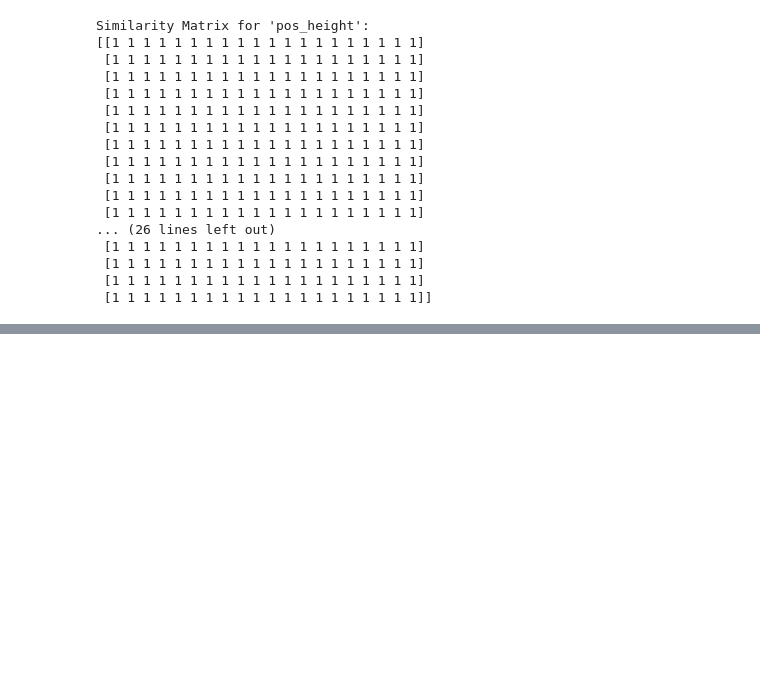
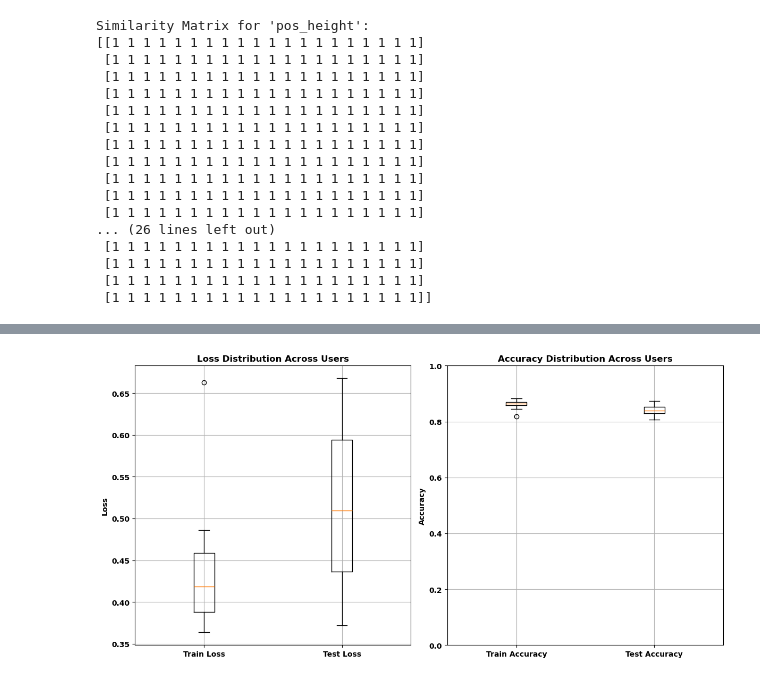
Before and after one commit to abdulmomen-ghalkha/Multimodal, a Jupyter notebook: FL_Training_FMTL.ipynb, the cells around one changed output, grey strips where cells are left out. Drawn from its saved outputs; the diff is of its cells as text; code cells hidden in the pictures; blank space fills up the shorter version.

```diff
--- a/FL_Training_FMTL.ipynb
+++ b/FL_Training_FMTL.ipynb
@@ -570,7 +572,7 @@ user_train_losses = []
 user_train_accuracies = []
 
 with torch.no_grad():  # Disable gradient computation for testing
-    for user_id, model in enumerate(classifiers):
+    for user_id, model in enumerate(local_classifiers):
         model.eval()
 
         # Test metrics
@@ -665,3 +667,4 @@ plt.grid()
 
 plt.tight_layout()
 plt.show()
+# %% [output]
@@ -667,0 +674 @@ plt.show()
+[figure, added]
```
Also changed, not shown: parts of 6 cells of this notebook, 2 other files.
